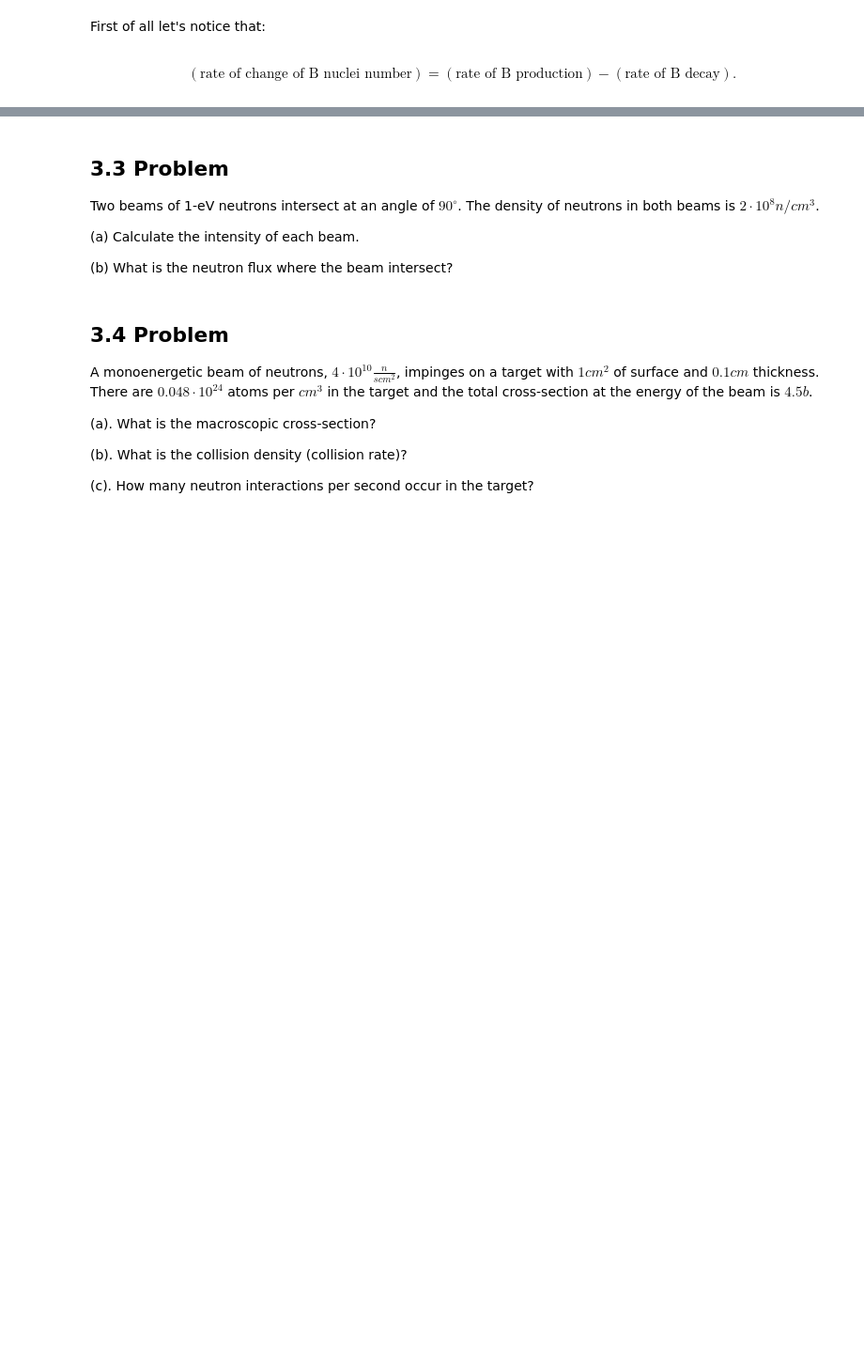
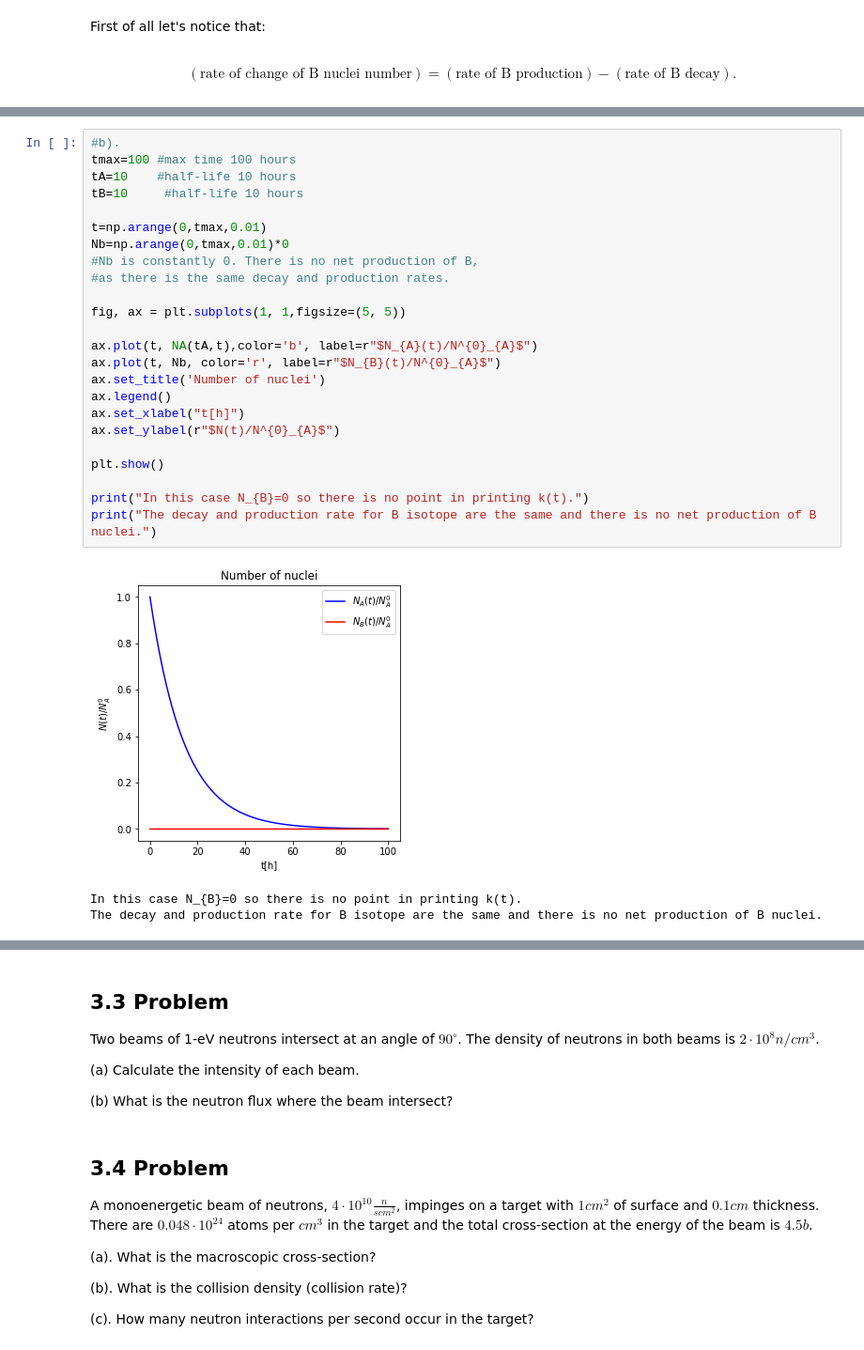
Before and after one commit to kmiec96/Nuclear, a Jupyter notebook: set1.ipynb, the cells around one changed output, grey strips where cells are left out. Shown: that part at 94% size. Cells and saved outputs as stored; diff of their text form; blank space fills up the shorter version.

```diff
--- a/set1.ipynb
+++ b/set1.ipynb
@@ -604,0 +602,28 @@ plt.show()
+# %%
+#b).
+tmax=100 #max time 100 hours
+tA=10    #half-life 10 hours
+tB=10     #half-life 10 hours
+
+t=np.arange(0,tmax,0.01)
+Nb=np.arange(0,tmax,0.01)*0
+#Nb is constantly 0. There is no net production of B,
+#as there is the same decay and production rates.
+
+fig, ax = plt.subplots(1, 1,figsize=(5, 5))
+
+ax.plot(t, NA(tA,t),color='b', label=r"$N_{A}(t)/N^{0}_{A}$")
+ax.plot(t, Nb, color='r', label=r"$N_{B}(t)/N^{0}_{A}$")
+ax.set_title('Number of nuclei')
+ax.legend()
+ax.set_xlabel("t[h]")
+ax.set_ylabel(r"$N(t)/N^{0}_{A}$")
+
+plt.show()
+
+print("In this case N_{B}=0 so there is no point in printing k(t).")
+print("The decay and production rate for B isotope are the same and there is no net production of B nuclei.")
+# %% [output]
+[figure, added]
+In this case N_{B}=0 so there is no point in printing k(t).
+The decay and production rate for B isotope are the same and there is no net production of B nuclei.
```
Also changed, not shown: parts of 7 cells of this notebook.
